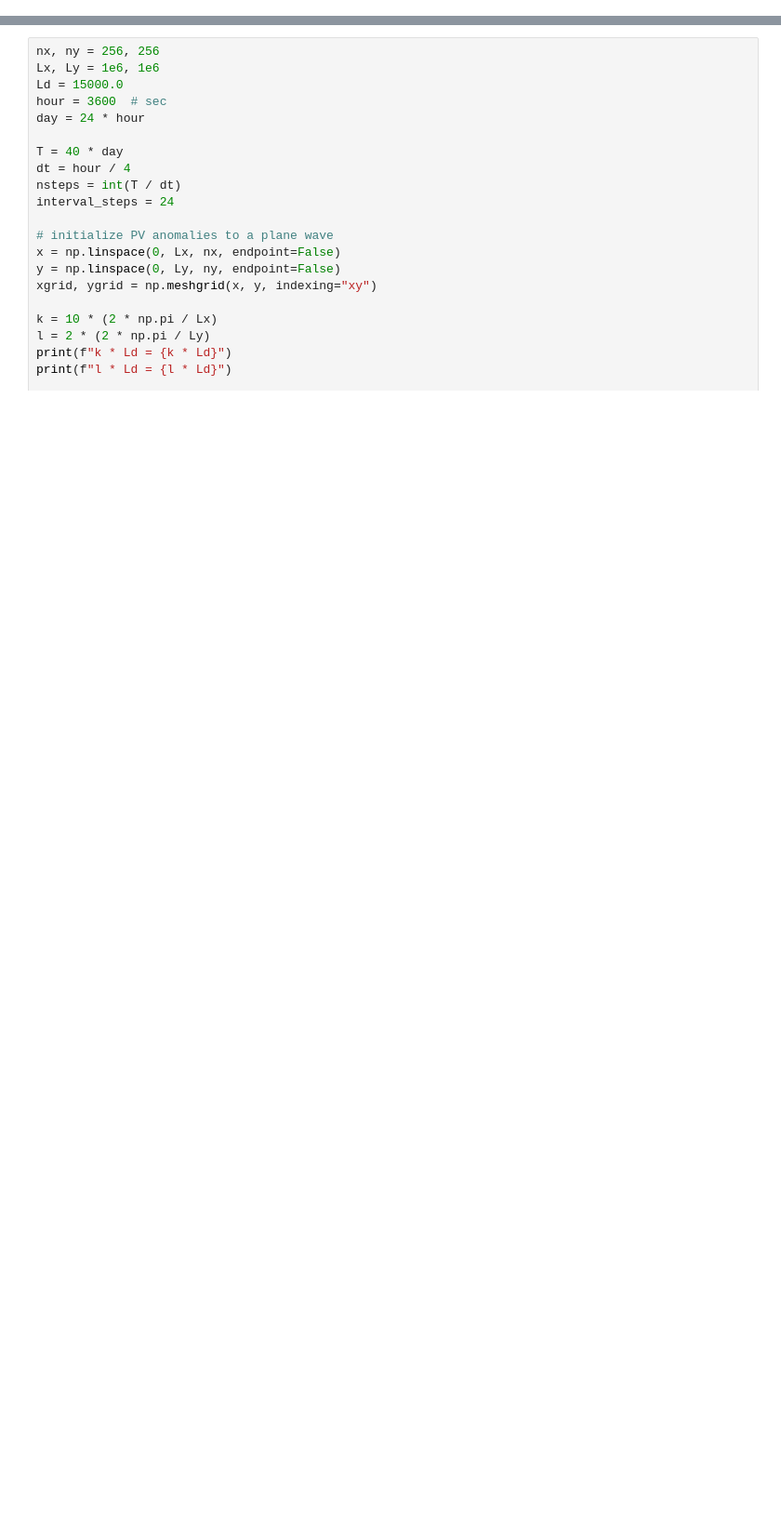
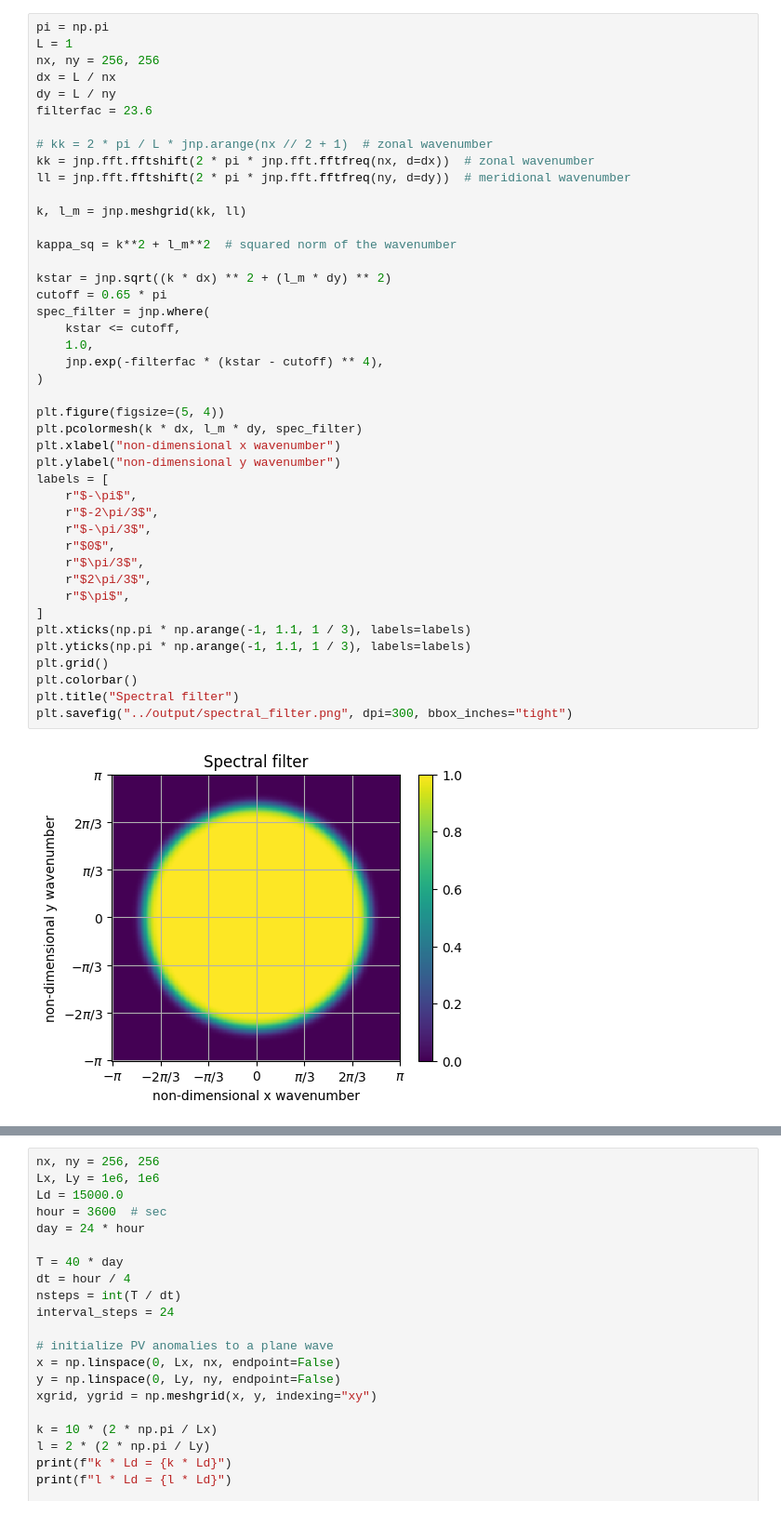
Before and after one commit to ychnli/jqg, a Jupyter notebook: notebooks/scratch.ipynb, the cells around one changed output, grey strips where cells are left out. Shown at 93% size. Cells and saved outputs as stored; diff of their text form; blank space fills up the shorter version.

Commit message:
update notebook with some more plots

```diff
--- a/notebooks/scratch.ipynb
+++ b/notebooks/scratch.ipynb
@@ -7,0 +9,45 @@ from matplotlib import pyplot as plt
+# %%
+pi = np.pi
+L = 1
+nx, ny = 256, 256
+dx = L / nx
+dy = L / ny
+filterfac = 23.6
+
+# kk = 2 * pi / L * jnp.arange(nx // 2 + 1)  # zonal wavenumber
+kk = jnp.fft.fftshift(2 * pi * jnp.fft.fftfreq(nx, d=dx))  # zonal wavenumber
+ll = jnp.fft.fftshift(2 * pi * jnp.fft.fftfreq(ny, d=dy))  # meridional wavenumber
+
+k, l_m = jnp.meshgrid(kk, ll)
+
+kappa_sq = k**2 + l_m**2  # squared norm of the wavenumber
+
+kstar = jnp.sqrt((k * dx) ** 2 + (l_m * dy) ** 2)
+cutoff = 0.65 * pi
+spec_filter = jnp.where(
+    kstar <= cutoff,
+    1.0,
+    jnp.exp(-filterfac * (kstar - cutoff) ** 4),
+)
+
+plt.figure(figsize=(5, 4))
+plt.pcolormesh(k * dx, l_m * dy, spec_filter)
+plt.xlabel("non-dimensional x wavenumber")
+plt.ylabel("non-dimensional y wavenumber")
+labels = [
+    r"$-\pi$",
+    r"$-2\pi/3$",
+    r"$-\pi/3$",
+    r"$0$",
+    r"$\pi/3$",
+    r"$2\pi/3$",
+    r"$\pi$",
+]
+plt.xticks(np.pi * np.arange(-1, 1.1, 1 / 3), labels=labels)
+plt.yticks(np.pi * np.arange(-1, 1.1, 1 / 3), labels=labels)
+plt.grid()
+plt.colorbar()
+plt.title("Spectral filter")
+plt.savefig("../output/spectral_filter.png", dpi=300, bbox_inches="tight")
+# %% [output]
+[figure, added]
```
Also changed, not shown: parts of 5 cells of this notebook.
